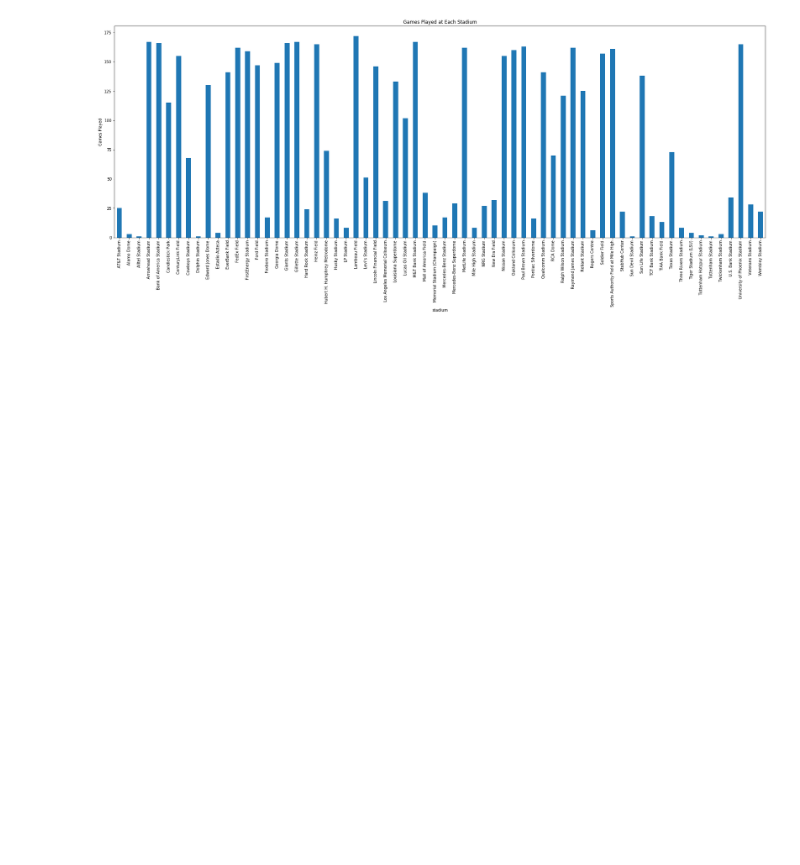
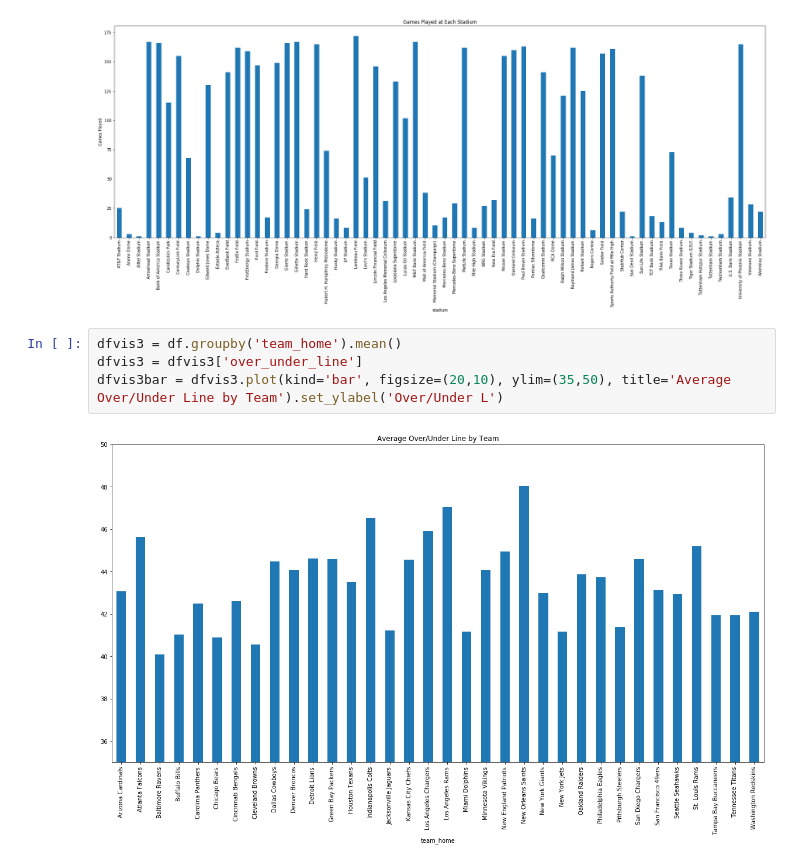
Before and after one commit to glandsly/sports-betting-analysis, a Jupyter notebook: Visualizations.ipynb, the cells around one changed output. Saved outputs shown, nothing was run; the diff lists cells and outputs as text; blank space fills up the shorter version.

```diff
--- a/Visualizations.ipynb
+++ b/Visualizations.ipynb
@@ -116,3 +116,9 @@ dfvis2bar.plot(kind='bar', figsize=(30,10), legend=None, title="Games Played at
 plt.savefig('Viz_img/Games_Per_Stadium.png')
 # %% [output]
 [figure]
+# %%
+dfvis3 = df.groupby('team_home').mean()
+dfvis3 = dfvis3['over_under_line']
+dfvis3bar = dfvis3.plot(kind='bar', figsize=(20,10), ylim=(35,50), title='Average Over/Under Line by Team').set_ylabel('Over/Under L')
+# %% [output]
+[figure, added]
```
Also changed, not shown: 1 other file.
